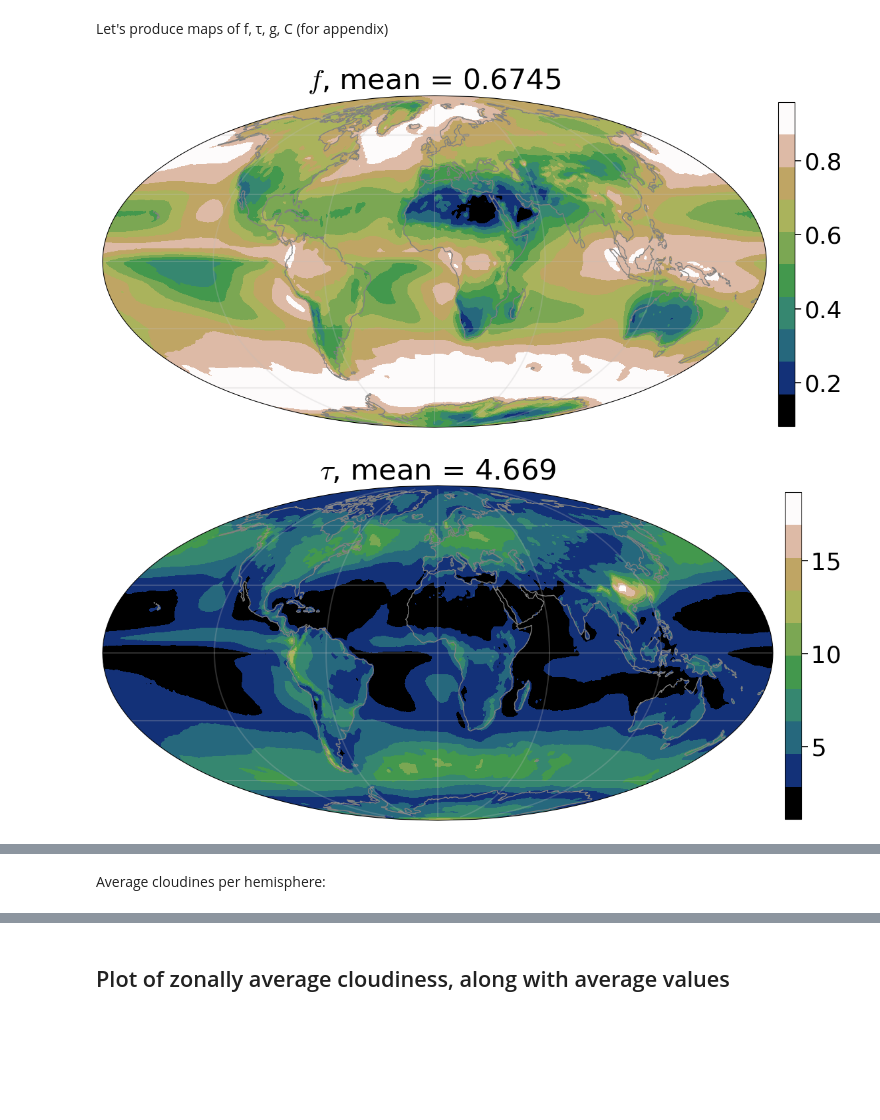
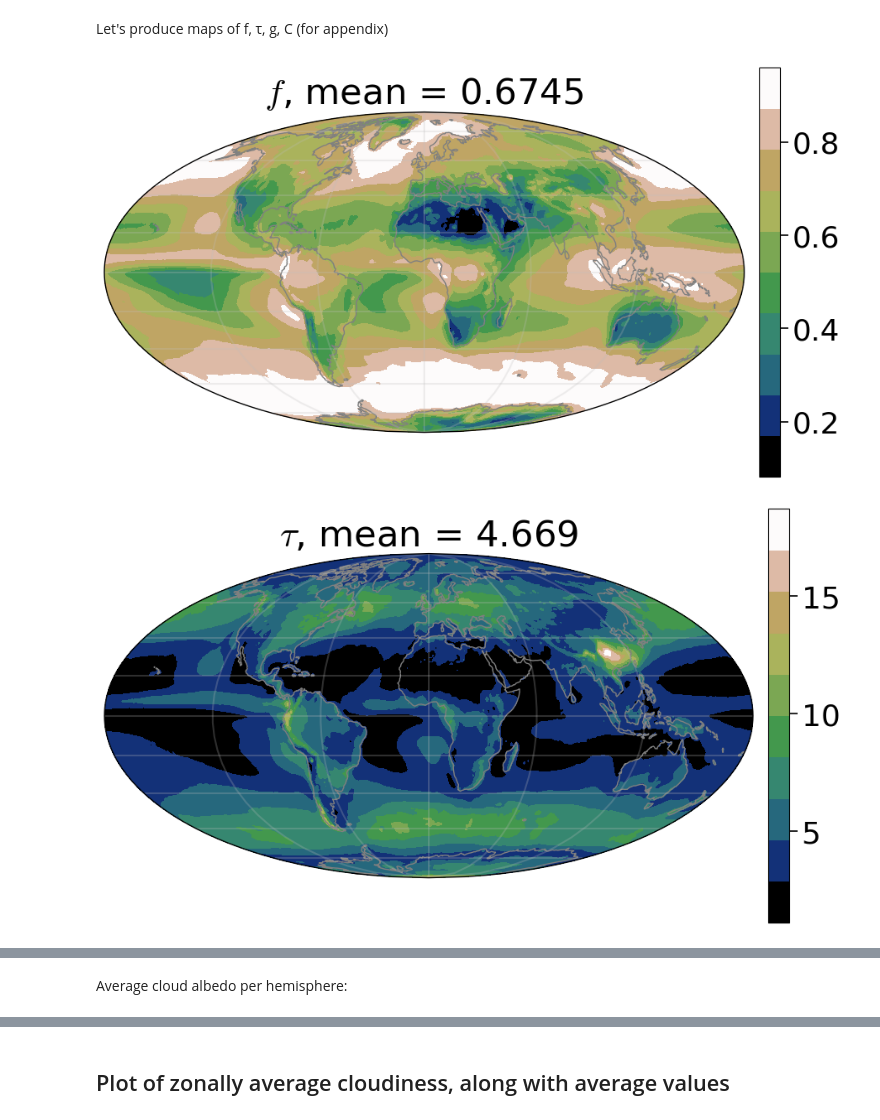
Before and after one commit to Datseris/EarthAlbedoSymmetry, a Jupyter notebook: figures.ipynb, the cells around one changed output, grey strips where cells are left out. Saved outputs shown, nothing was run; the diff lists cells and outputs as text; code cells hidden in the pictures; blank space fills up the shorter version.

```diff
--- a/figures.ipynb
+++ b/figures.ipynb
@@ -24,13 +26,13 @@ SEAICE = datadir("CERES", "SYN1deg_AUX.nc")
 # %% [markdown]
 And from these files load all spatiotemporal fields necessary
 # %%
-R = ClimArray(EBAF_TOA, "toa_sw_all_mon")
-K = ClimArray(EBAF_TOA, "toa_sw_clr_c_mon")
-I = ClimArray(EBAF_TOA, "solar_mon")
-F = ClimArray(EBAF_TOA, "cldarea_total_daynight_mon") ./ 100
-T = ClimArray(EBAF_TOA, "cldtau_total_day_mon")
-O = ClimArray(SEAICE, "aux_ocean_mon") ./ 100
-E = ClimArray(SEAICE, "aux_snow_mon") ./ 100
+R = ncread(EBAF_TOA, "toa_sw_all_mon")
+K = ncread(EBAF_TOA, "toa_sw_clr_c_mon")
+I = ncread(EBAF_TOA, "solar_mon")
+F = ncread(EBAF_TOA, "cldarea_total_daynight_mon") ./ 100
+T = ncread(EBAF_TOA, "cldtau_total_day_mon")
+O = ncread(SEAICE, "aux_ocean_mon") ./ 100
+E = ncread(SEAICE, "aux_snow_mon") ./ 100
 L = clamp.(1 .- O .- E, 0, 1) # ice-free land
 R
 # %% [output]
@@ -569,9 +571,9 @@ if false # plot spatial fields
     for (a, name) in zip(as, nmes)
         @show name, extrema(a)
         if name != "C₁ - C₂"
-            fig, ax, = over_earth_plot(a; cmap = cmap, vmin = 0, vmax = 0.7)
+            fig, ax, = earthsurface(a; cmap = cmap, vmin = 0, vmax = 0.7)
         else
-            fig, ax, = over_earth_plot(a; cmap = cmap, vmin = -0.2, vmax = 0.2)
+            fig, ax, = earthsurface(a; cmap = cmap, vmin = -0.2, vmax = 0.2)
         end
         ax.set_title(name)
     end
@@ -608,10 +610,9 @@ Let's produce maps of f, τ, g, C (for appendix)
 # %%
 for (label, X) in zip(("f", "\\tau", "g", "C"), (f, τ, g, timemean(C)))
     m = spacemean(X)
-    fig, ax, = over_earth_plot(X; cmap = "gist_earth")
+    fig, ax, = earthsurface(X; cmap = "gist_earth")
     ax.set_title("\$$(label)\$, mean = $(rdspl(m))")
-    fig.subplots_adjust(left = 0.01, right = 0.85, bottom = 0.01, top = 0.99)
 end
 # %% [output]
-[figure, old version]
+[figure, new version]
-[figure, old version]
+[figure, new version]
@@ -620,5 +621,5 @@ end
 # %% [markdown]
-Average cloudines per hemisphere:
+Average cloud albedo per hemisphere:
 # %%
 Cn, Cs = hemispheric_means(C)
 timemean.((Cn, Cs))
```
Also changed, not shown: parts of 31 cells of this notebook, 3 other files.
